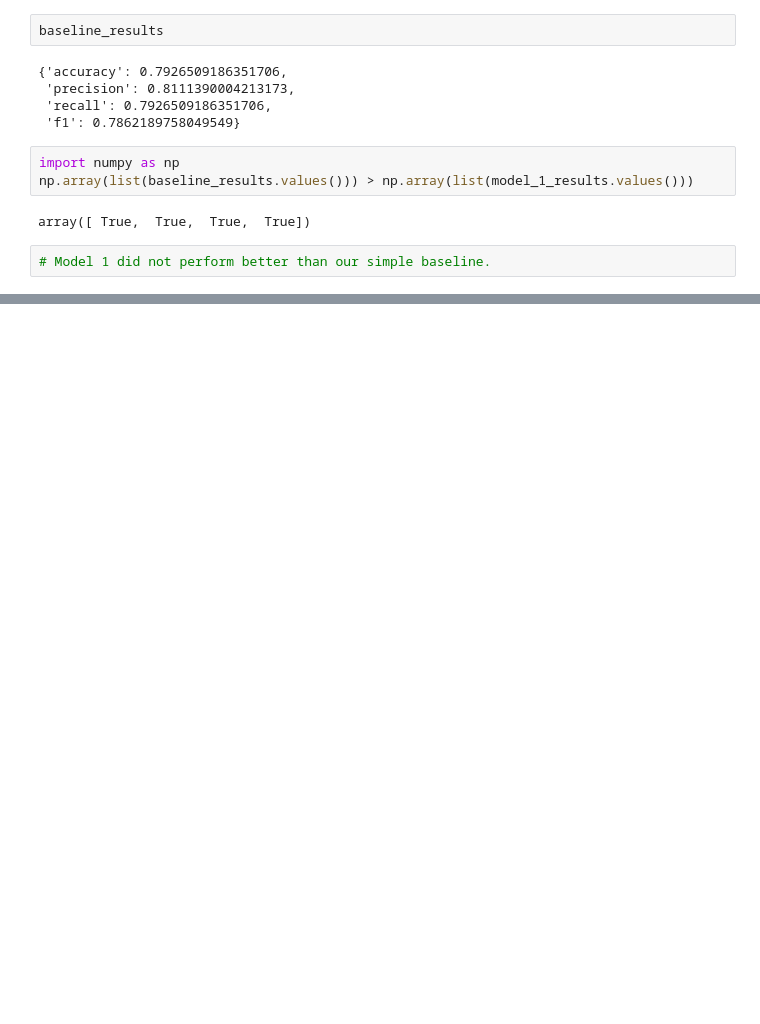
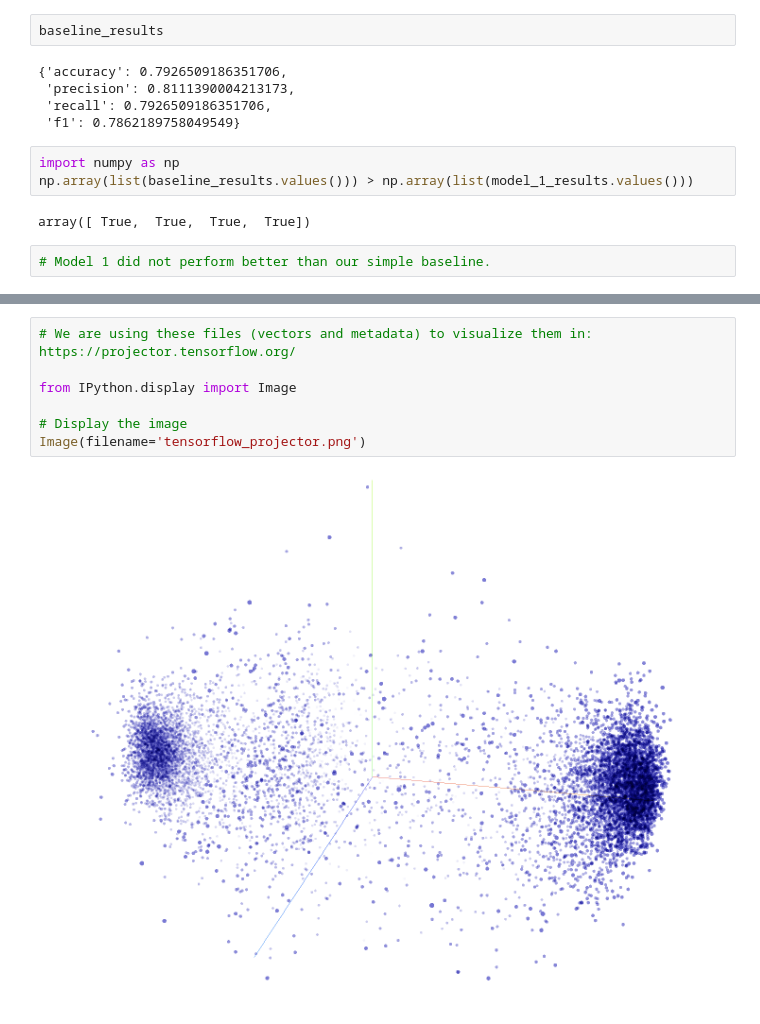
Before and after one commit to alexcortes18/Tensorflow-code, a Jupyter notebook: 08_introduction_to_NLP.ipynb, the cells around one changed output, grey strips where cells are left out. Cells and saved outputs as stored; diff of their text form; blank space fills up the shorter version.

Commit message:
1. Re-executing the file 2. Visualizing our own embeddings with the help of Tensorflow Projector website

```diff
--- a/08_introduction_to_NLP.ipynb
+++ b/08_introduction_to_NLP.ipynb
@@ -460,0 +515,9 @@ array([ True,  True,  True,  True])
+# %%
+# We are using these files (vectors and metadata) to visualize them in: https://projector.tensorflow.org/
+
+from IPython.display import Image
+
+# Display the image
+Image(filename='tensorflow_projector.png')
+# %% [output]
+[figure, added]
```
Also changed, not shown: parts of 16 cells of this notebook.
